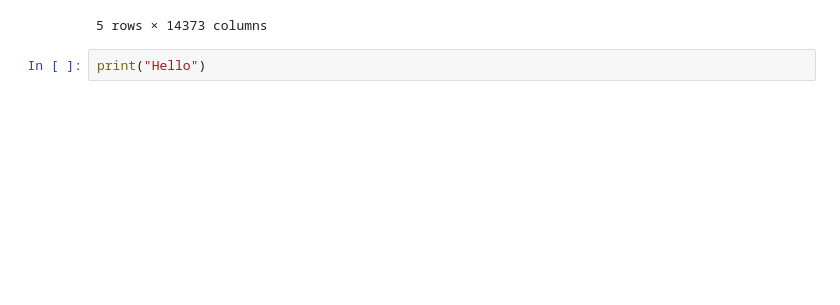
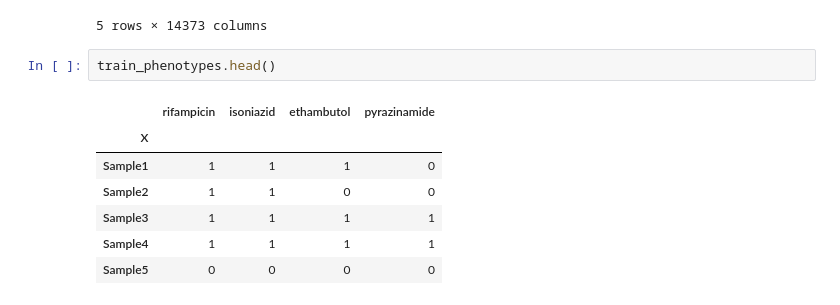
Before and after one commit to NinaMercedes/ML_TB, a Jupyter notebook: code/multilabel_tests.ipynb, the cells around one changed output. Saved outputs shown, nothing was run; the diff lists cells and outputs as text; blank space fills up the shorter version.

```diff
--- a/code/multilabel_tests.ipynb
+++ b/code/multilabel_tests.ipynb
@@ -20,5 +20,13 @@ train_genotypes.head()
 | Sample4 | 0 | 0 | 0 | 0 | 0 | ... |
 | Sample5 | 0 | 0 | 0 | 0 | 0 | ... |
 5 rows × 14373 columns
-# %%
-print("Hello")
+# %%
+train_phenotypes.head()
+# %% [output]
+|  | rifampicin | isoniazid | ethambutol | pyrazinamide |
+| X |  |  |  |  |
+| Sample1 | 1 | 1 | 1 | 0 |
+| Sample2 | 1 | 1 | 0 | 0 |
+| Sample3 | 1 | 1 | 1 | 1 |
+| Sample4 | 1 | 1 | 1 | 1 |
+| Sample5 | 0 | 0 | 0 | 0 |
```
Also changed, not shown: parts of 4 cells of this notebook.
